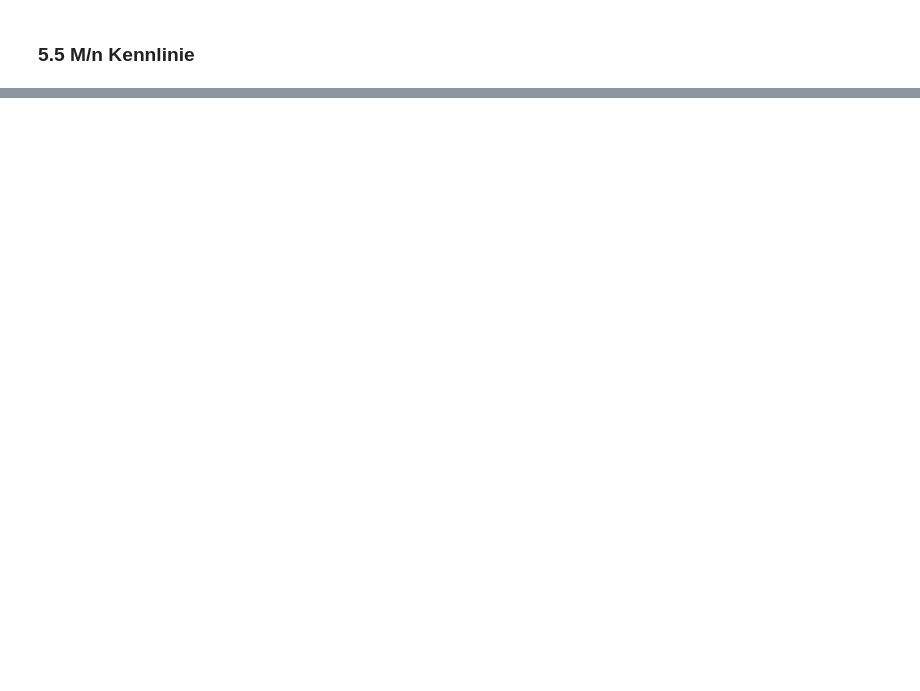
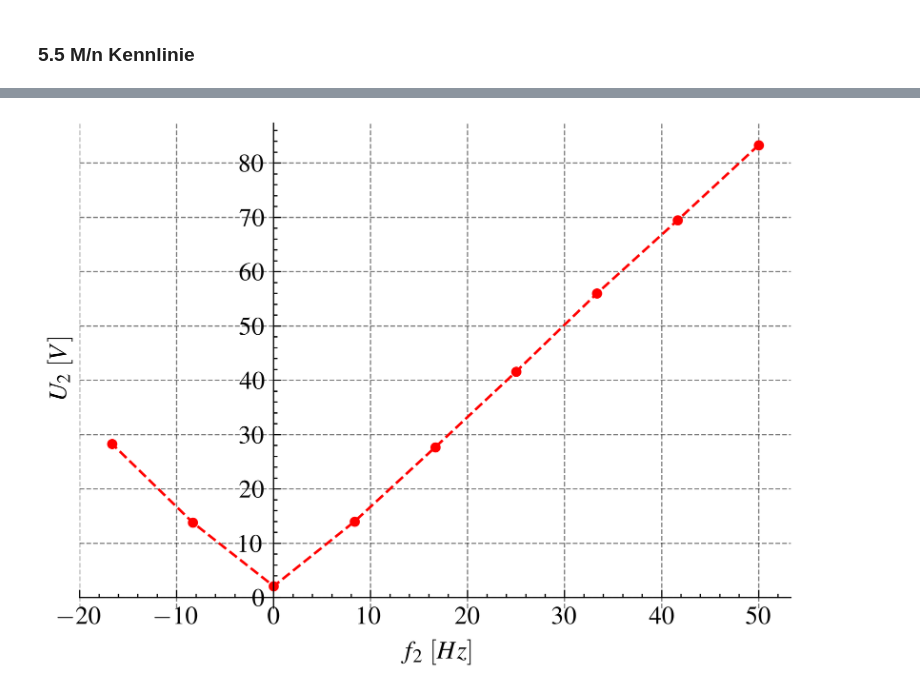
Before and after one commit to ayham291/PEM, a Jupyter notebook: ASM/ASM_Calculations.ipynb, the cells around one changed output, grey strips where cells are left out. Drawn from its saved outputs; the diff is of its cells as text; code cells hidden in the pictures; blank space fills up the shorter version.

```diff
--- a/ASM/ASM_Calculations.ipynb
+++ b/ASM/ASM_Calculations.ipynb
@@ -372,0 +470,13 @@ ax.get_xaxis().get_ticklabels()[0].set_visible(False)
+# %%
+n = np.arange(0,2250,250)
+U_2 = np.array([83.3,69.5,56,41.6,27.7,14,2.1,13.8,28.3])
+# f_2 = np.array([50,41.5,33.3,25,16.6,8.3,0,-8.3,-16.6])
+f_2 = ((1500-n)/1500)*50
+data = []
+
+for x in range(len(n)):
+    data.append([n[x], U_2[x], round(f_2[x],2)])
+
+# pd.DataFrame(data, columns=["$n$","$U$","$f$"]).to_excel("excel/U2_ueber-f2_vergleichen.xlsx", index=False)
+# pd.DataFrame(data, columns=["$n$","$U$","$f$"]).to_latex("tables/U2_ueber-f2_vergleichen.tex", index=False)
+pd.DataFrame(data, columns=["$n$","$U$","$f$"])
@@ -372,0 +494,32 @@ ax.get_xaxis().get_ticklabels()[0].set_visible(False)
+# %%
+model_UF_2 = interp1d(f_2, U_2, kind='quadratic')
+xs = np.linspace(min(f_2), max(f_2), 100)
+
+fig, ax = plt.subplots(figsize=(5,3.5))
+ax.plot(f_2, U_2, 'r.--')
+# ax.plot(xs, model_UF_2(xs), 'r--')
+
+#spine placement data centered
+ax.spines['left'].set_position(('data', 0.0))
+ax.spines['bottom'].set_position(('data', 0.0))
+ax.spines['right'].set_color('none')
+ax.spines['top'].set_color('none')
+
+# Show ticks in the left and lower axes only
+ax.xaxis.set_ticks_position('bottom')
+ax.yaxis.set_ticks_position('left')
+
+# ax.axvline(x=0, color='k')
+# ax.axhline(y=0, color='k')
+
+ax.set_xlabel("$f_2\ [Hz]$")
+# ax.xaxis.set_label_coords(.5, -0.025)
+
+ax.yaxis.set_label_coords(-0.01, 0)
+ax.set_ylabel("$U_2\ [V]$")
+
+ax.get_yaxis().get_ticklabels()[0].set_visible(False)
+
+# plt.savefig("figures/U2_ueber-f2_vergleichen.pdf")
+# %% [output]
+[figure, added]
```
Also changed, not shown: parts of 18 cells of this notebook.
